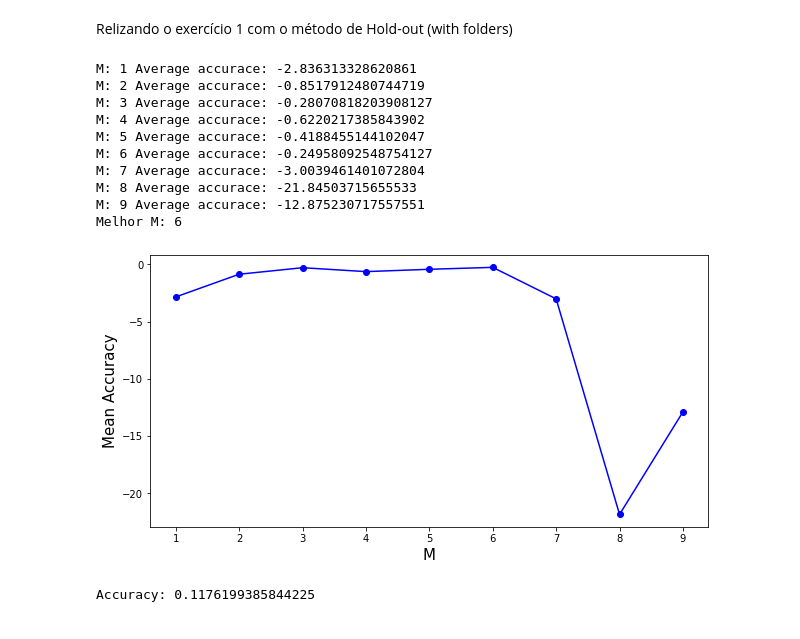
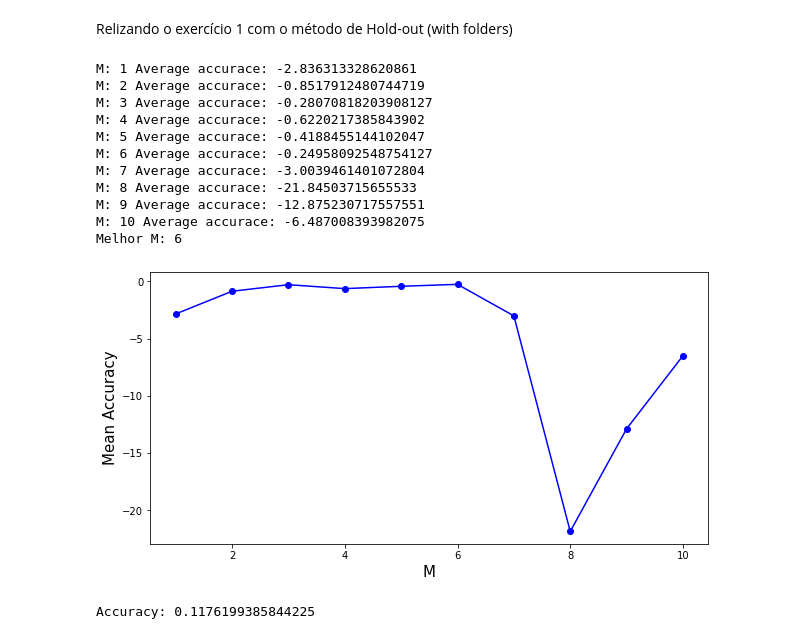
Before and after one commit to jpducatti/mba_data_science_usp, a Jupyter notebook: introducao_ciencia_dados/modulo_2/Aula2.ipynb, the cells around one changed output. Cells and saved outputs as stored; diff of their text form; code cells hidden in the pictures.

```diff
--- a/introducao_ciencia_dados/modulo_2/Aula2.ipynb
+++ b/introducao_ciencia_dados/modulo_2/Aula2.ipynb
@@ -563,36 +563,37 @@ from sklearn.model_selection import train_test_split
 from sklearn.model_selection import cross_validate
 
 nkf = 10 #number of folds
 vk = []
 vscore = []
-for M in np.arange(1, 10):
+for M in np.arange(1, 11):
     poly = PolynomialFeatures(degree = M)
     X_train = poly.fit_transform(x_train)
     model = linear_model.LinearRegression()
-    cv = cross_validate(model, X_train, y_train, cv=nkf)
+    cv = cross_validate(model, X_train, y_train ,cv=nkf)
     print('M:', M, 'Average accurace:', cv['test_score'].mean())
     vscore.append(cv['test_score'].mean())
     vk.append(M)
 
 best_M = np.argmax(vscore)+1 # the index of the vector starts in zero
 print('Melhor M:', best_M)
 plt.figure(figsize=(10,5))
 plt.plot(vk, vscore, '-bo')
 plt.xlabel('M', fontsize = 15)
 plt.ylabel('Mean Accuracy', fontsize = 15)
 plt.show()
 # %% [output]
 M: 1 Average accurace: -2.836313328620861
 M: 2 Average accurace: -0.8517912480744719
 M: 3 Average accurace: -0.28070818203908127
 M: 4 Average accurace: -0.6220217385843902
 M: 5 Average accurace: -0.4188455144102047
 M: 6 Average accurace: -0.24958092548754127
 M: 7 Average accurace: -3.0039461401072804
 M: 8 Average accurace: -21.84503715655533
 M: 9 Average accurace: -12.875230717557551
+M: 10 Average accurace: -6.487008393982075
 Melhor M: 6
-[figure, old version]
+[figure, new version]
 # %%
 #após escolher o melhor modelo, treinar com ele
 from sklearn.metrics import mean_squared_error
```
Also changed, not shown: parts of 4 cells of this notebook, 3 other files.
